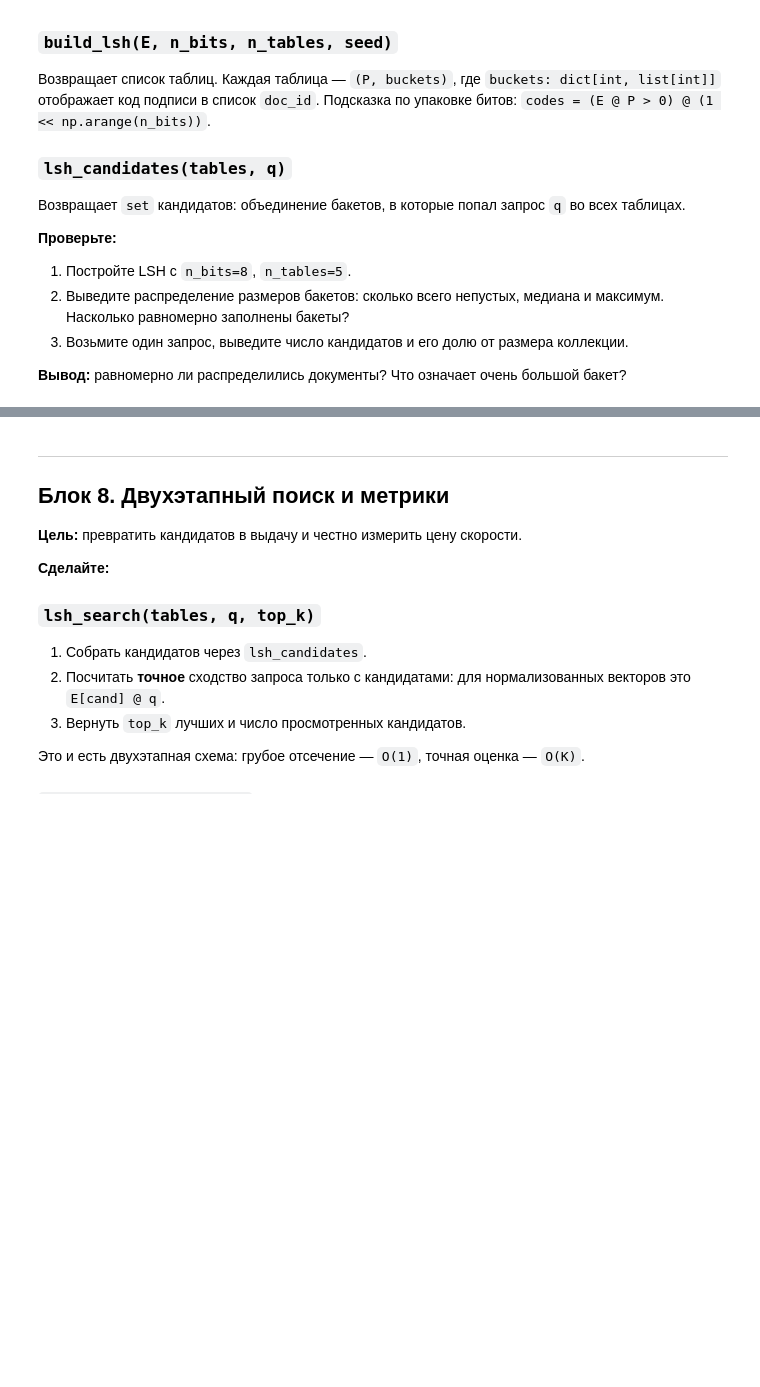
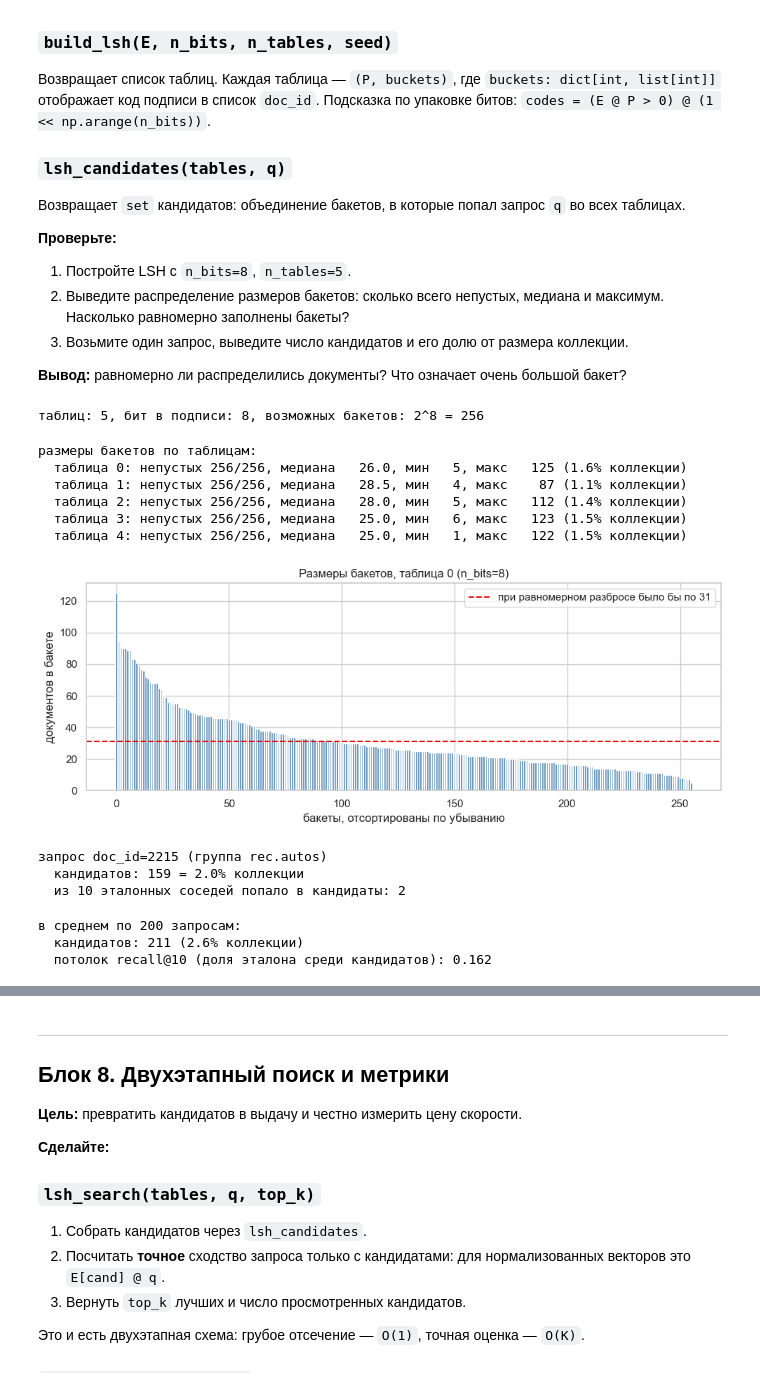
Before and after one commit to KrisTinaShch/practice_knn_lsh, a Jupyter notebook: practice_knn_lsh.ipynb, the cells around one changed output, grey strips where cells are left out. Cells and saved outputs as stored; diff of their text form; code cells hidden in the pictures; blank space fills up the shorter version.

Commit message:
Implement random hyperplane LSH indexing

```diff
--- a/practice_knn_lsh.ipynb
+++ b/practice_knn_lsh.ipynb
@@ -639,14 +638,19 @@ KD-дерево на d=256 медленнее перебора в 81.2 раз
 # ВАШ КОД — блок 7
 
 def build_lsh(E: np.ndarray, n_bits: int, n_tables: int, seed: int = 0) -> list:
-    """Список из n_tables таблиц вида (P, buckets)."""
-    raise NotImplementedError
+    rng_lsh = np.random.RandomState(seed)
+    dim = E.shape[1]
+    powers = 1 << np.arange(n_bits, dtype=np.int64)
+    tables = []
 
+    for _ in range(n_tables):
+        P = rng_lsh.randn(dim, n_bits)
+        codes = (E @ P > 0) @ powers
 
-def lsh_candidates(tables: list, q: np.ndarray) -> set[int]:
-    """Объединение бакетов запроса по всем таблицам."""
-    raise NotImplementedError
+        buckets = defaultdict(list)
+        for doc_id, code in enumerate(codes):
+            buckets[int(code)].append(doc_id)
 
+        tables.append((P, dict(buckets)))
 
-# TODO: сборка индекса, статистика бакетов, кандидаты для одного запроса
-raise NotImplementedError("Блок 7")
+    return tables
@@ -652,0 +666,58 @@ raise NotImplementedError("Блок 7")
+# %%
+N_BITS, N_TABLES = 8, 5
+tables = build_lsh(E, n_bits=N_BITS, n_tables=N_TABLES, seed=RANDOM_STATE)
+print(f"таблиц: {len(tables)}, бит в подписи: {N_BITS}, "
+      f"возможных бакетов: 2^{N_BITS} = {2 ** N_BITS}")
+# %% [output]
+таблиц: 5, бит в подписи: 8, возможных бакетов: 2^8 = 256
+# %%
+print("\nразмеры бакетов по таблицам:")
+for t, (P, buckets) in enumerate(tables):
+    sizes = np.array([len(v) for v in buckets.values()])
+    print(f"  таблица {t}: непустых {len(buckets):>3}/{2 ** N_BITS}, "
+          f"медиана {np.median(sizes):>6.1f}, мин {sizes.min():>3}, макс {sizes.max():>5} "
+          f"({sizes.max() / len(E):.1%} коллекции)")
+
+sizes0 = np.array(sorted((len(v) for v in tables[0][1].values()), reverse=True))
+plt.figure(figsize=(10, 4))
+plt.bar(np.arange(len(sizes0)), sizes0, color="steelblue")
+plt.axhline(len(E) / 2 ** N_BITS, color="red", linestyle="--",
+            label=f"при равномерном разбросе было бы по {len(E) / 2 ** N_BITS:.0f}")
+plt.title(f"Размеры бакетов, таблица 0 (n_bits={N_BITS})")
+plt.xlabel("бакеты, отсортированы по убыванию")
+plt.ylabel("документов в бакете")
+plt.legend()
+plt.tight_layout()
+plt.show()
+# %% [output]
+размеры бакетов по таблицам:
+  таблица 0: непустых 256/256, медиана   26.0, мин   5, макс   125 (1.6% коллекции)
+  таблица 1: непустых 256/256, медиана   28.5, мин   4, макс    87 (1.1% коллекции)
+  таблица 2: непустых 256/256, медиана   28.0, мин   5, макс   112 (1.4% коллекции)
+  таблица 3: непустых 256/256, медиана   25.0, мин   6, макс   123 (1.5% коллекции)
+  таблица 4: непустых 256/256, медиана   25.0, мин   1, макс   122 (1.5% коллекции)
+[figure, added]
+# %%
+qid = int(query_ids[0])
+cand = lsh_candidates(tables, E[qid])
+print(f"запрос doc_id={qid} (группа {df.loc[qid, 'group']})")
+print(f"  кандидатов: {len(cand)} = {len(cand) / len(E):.1%} коллекции")
+print(f"  из {TOP_K} эталонных соседей попало в кандидаты: {len(ground_truth[0] & cand)}")
+# %% [output]
+запрос doc_id=2215 (группа rec.autos)
+  кандидатов: 159 = 2.0% коллекции
+  из 10 эталонных соседей попало в кандидаты: 2
+# %%
+n_cand, hits = [], []
+for i, qi in enumerate(query_ids):
+    c = lsh_candidates(tables, E[qi])
+    n_cand.append(len(c))
+    hits.append(len(ground_truth[i] & c) / TOP_K)
+
+print(f"\nв среднем по {N_QUERIES} запросам:")
+print(f"  кандидатов: {np.mean(n_cand):.0f} ({np.mean(n_cand) / len(E):.1%} коллекции)")
+print(f"  потолок recall@10 (доля эталона среди кандидатов): {np.mean(hits):.3f}")
+# %% [output]
+в среднем по 200 запросам:
+  кандидатов: 211 (2.6% коллекции)
+  потолок recall@10 (доля эталона среди кандидатов): 0.162
```
Also changed, not shown: parts of 3 cells of this notebook.
